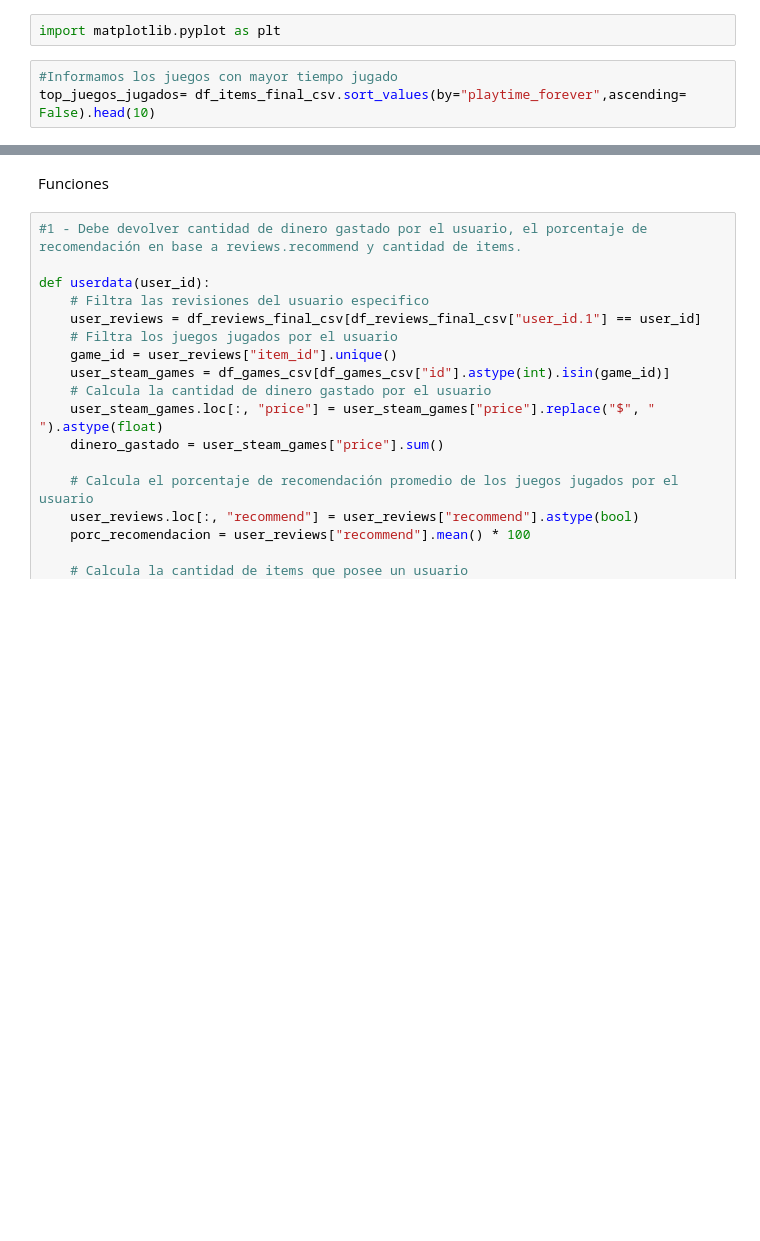
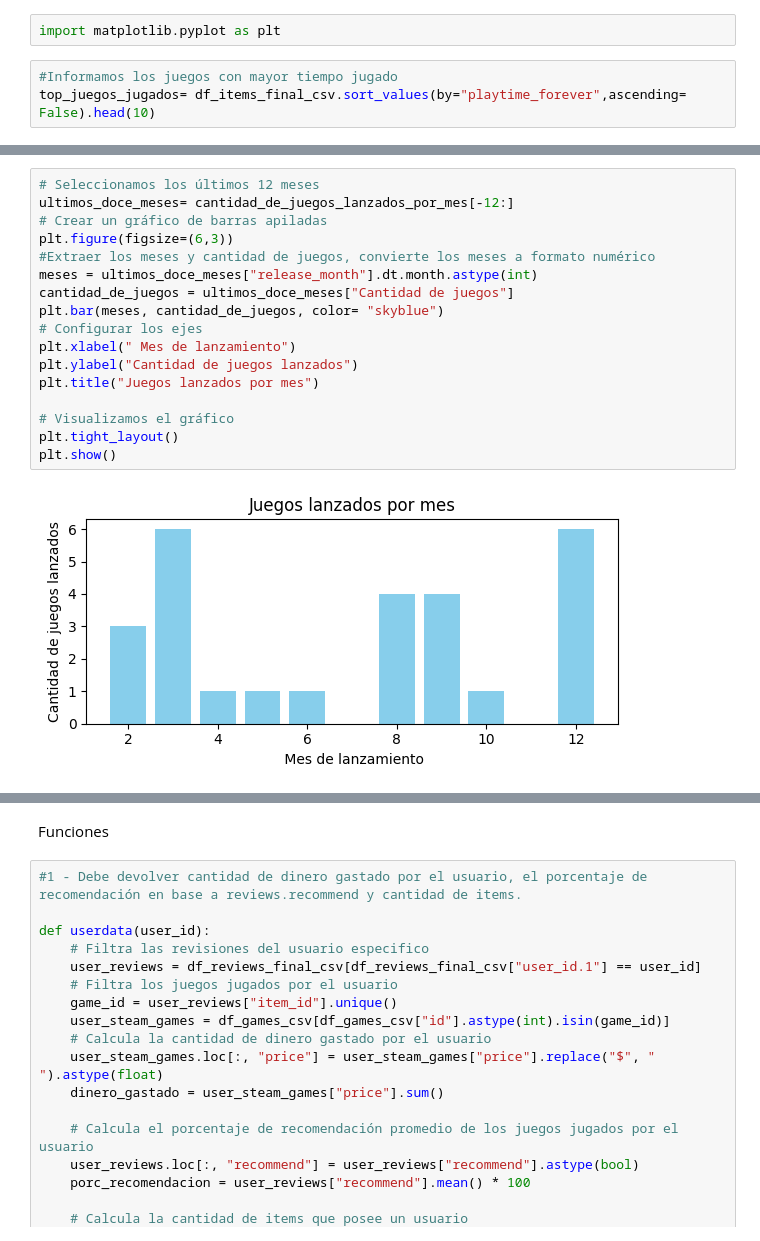
Before and after one commit to bschutt/Bschutt_PI_ML_OPS, a Jupyter notebook: EDA_ETL_PI01.ipynb, the cells around one changed output, grey strips where cells are left out. Saved outputs shown, nothing was run; the diff lists cells and outputs as text; blank space fills up the shorter version.

```diff
--- a/EDA_ETL_PI01.ipynb
+++ b/EDA_ETL_PI01.ipynb
@@ -390,0 +412,19 @@ Tomamos una muestra aleatoria para probar la función que recomienda juegos seg
+# %%
+# Seleccionamos los últimos 12 meses
+ultimos_doce_meses= cantidad_de_juegos_lanzados_por_mes[-12:]
+# Crear un gráfico de barras apiladas
+plt.figure(figsize=(6,3))
+#Extraer los meses y cantidad de juegos, convierte los meses a formato numérico
+meses = ultimos_doce_meses["release_month"].dt.month.astype(int)
+cantidad_de_juegos = ultimos_doce_meses["Cantidad de juegos"]
+plt.bar(meses, cantidad_de_juegos, color= "skyblue")
+# Configurar los ejes
+plt.xlabel(" Mes de lanzamiento")
+plt.ylabel("Cantidad de juegos lanzados")
+plt.title("Juegos lanzados por mes")
+
+# Visualizamos el gráfico
+plt.tight_layout()
+plt.show()
+# %% [output]
+[figure, added]
```
Also changed, not shown: parts of 20 cells of this notebook, 1 other file.
